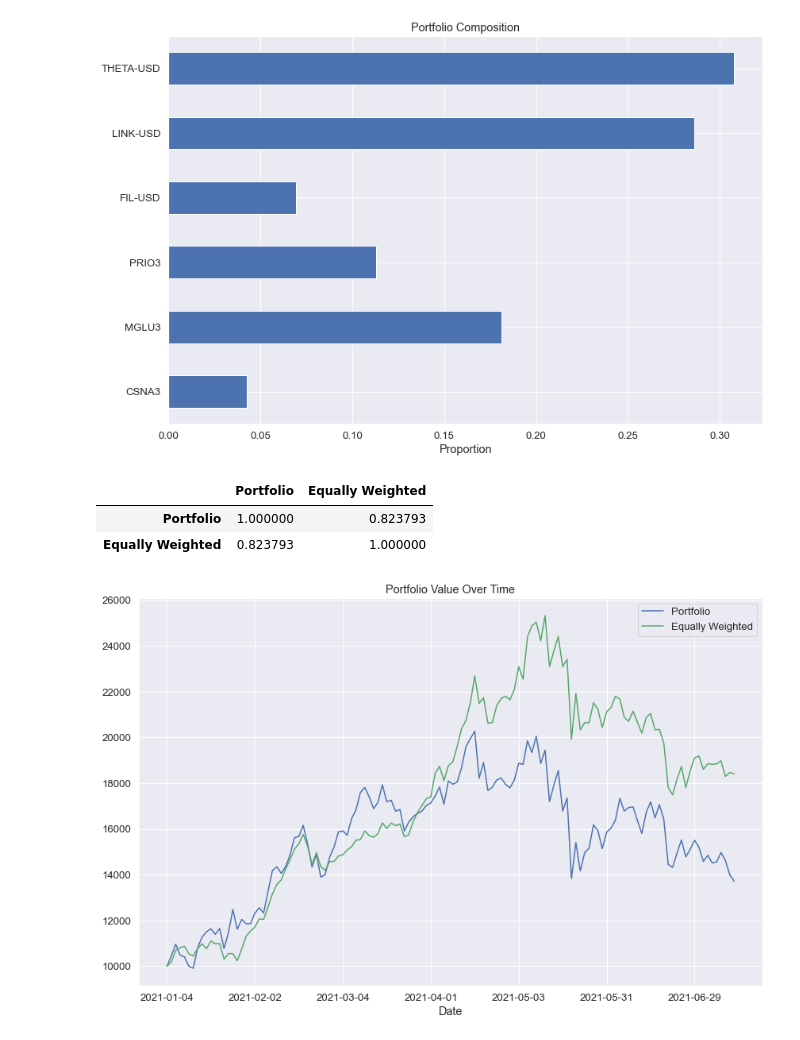
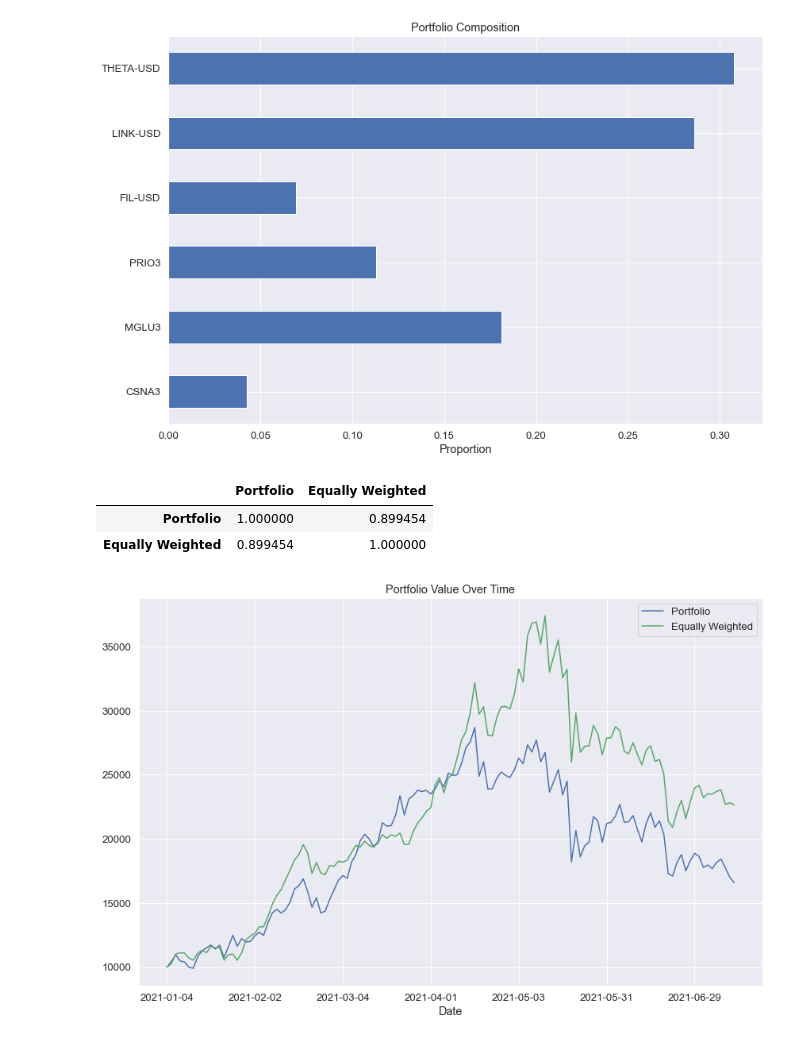
Before and after one commit to viengg/crypto-mpt, a Jupyter notebook: notebook.ipynb, the cells around one changed output. Cells and saved outputs as stored; diff of their text form; code cells hidden in the pictures.

Commit message:
novos graficos e mudança equally weighted

```diff
--- a/notebook.ipynb
+++ b/notebook.ipynb
@@ -202,8 +202,8 @@ def gera_portfolio(dados_precos):
   return raw_weights, out_sample
 # %%
 def gera_janelas_deslizantes(dados_precos):
-  janela_inicio = 245
-  #janela_inicio = 0
+  #janela_inicio = 245
+  janela_inicio = 0
   janela_final = -129
 
   janelas = []
@@ -222,36 +222,40 @@ def gera_janelas_deslizantes(dados_precos):
 # %%
 C = 10_000
 portfolio_weights, out_sample = gera_portfolio(dados)
 backtest_range = out_sample.index
 out_sample_returns = out_sample.pct_change().dropna()
 janelas = gera_janelas_deslizantes(dados)
 
-equal_weights = np.ones_like(out_sample.columns) / len(out_sample.columns)
+#equal_weights = np.ones_like(out_sample.columns) / len(out_sample.columns)
+STOCK_PROPORTION = 1 - portfolio_weights[-25:].sum()
+equal_stocks = np.repeat(STOCK_PROPORTION/len(dados_acoes.columns), len(dados_acoes.columns))
+equal_crypto = np.repeat((1 - STOCK_PROPORTION)/len(dados_cripto.columns), len(dados_cripto.columns))
+equal_weights = np.concatenate((equal_stocks, equal_crypto))
 capital = [(C, C)]
 
 dias_passados = 0
 
 for _, row in out_sample_returns.iterrows():
-  if dias_passados % 9 == 0:
-    portfolio_weights, _ = gera_portfolio(janelas[dias_passados])
+  #if dias_passados % 9 == 0:
+  #  portfolio_weights, _ = gera_portfolio(janelas[dias_passados])
 
   portofolio_return, equal_return = np.dot(portfolio_weights, row), np.dot(equal_weights, row)
 
   C_portfolio, C_equal = capital[-1][0] * (1+portofolio_return), capital[-1][1] * (1+equal_return)
   capital.append((C_portfolio, C_equal))
 
   dias_passados += 1
 
 backtest_df = pd.DataFrame(capital, index=backtest_range, columns=["Portfolio", "Equally Weighted"])
 backtest_df.plot()
 plt.title("Portfolio Value Over Time")
 plt.tight_layout()
 backtest_df.corr()
 # %% [output]
 |  | Portfolio | Equally Weighted |
-| Portfolio | 1.000000 | 0.823793 |
-| Equally Weighted | 0.823793 | 1.000000 |
+| Portfolio | 1.000000 | 0.899454 |
+| Equally Weighted | 0.899454 | 1.000000 |
-[figure, old version]
+[figure, new version]
 # %%
 def portfolio_metrics(price_data):
   actual_return = (price_data.iloc[-1]-price_data.iloc[0])/price_data.iloc[0]
```
Also changed, not shown: parts of 3 cells of this notebook, 11 other files.
